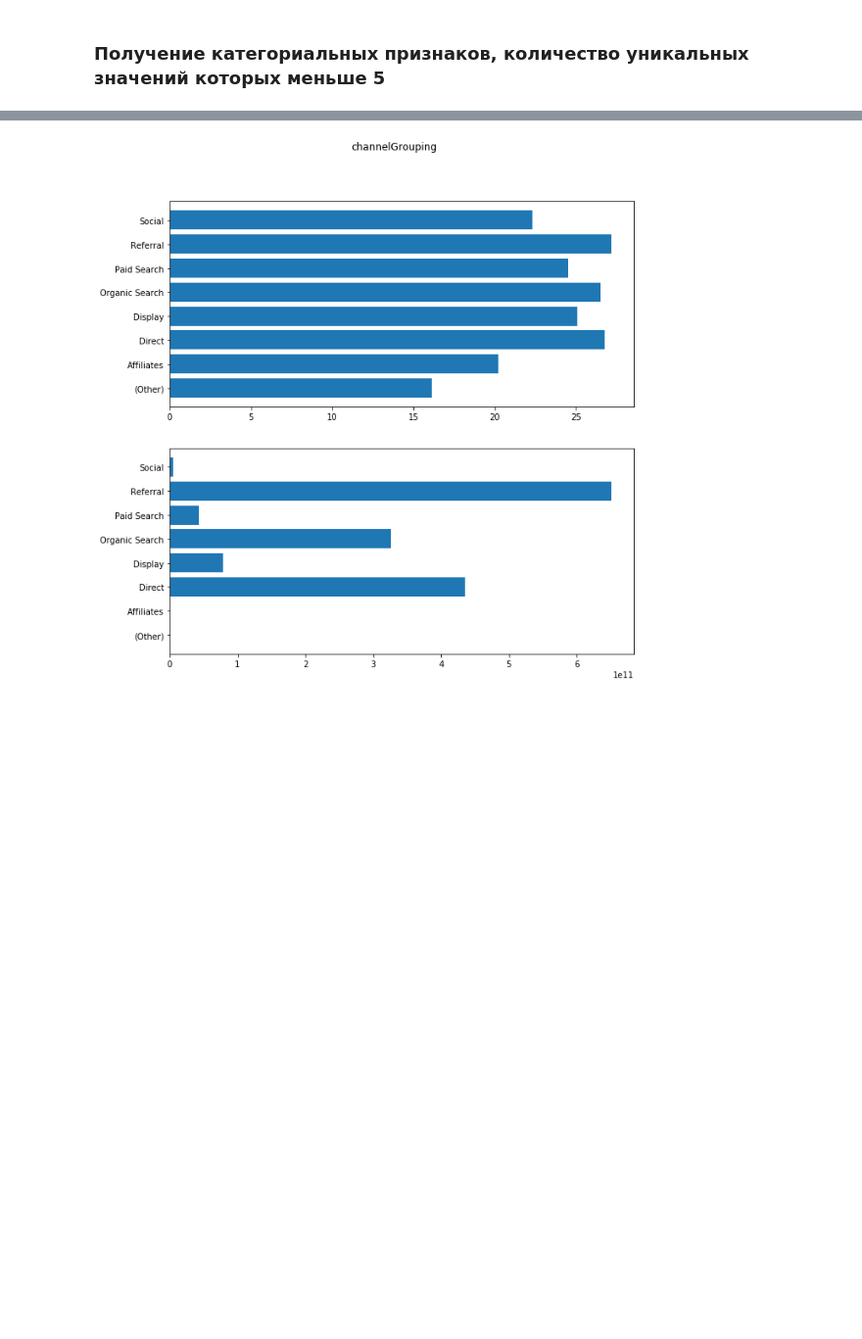
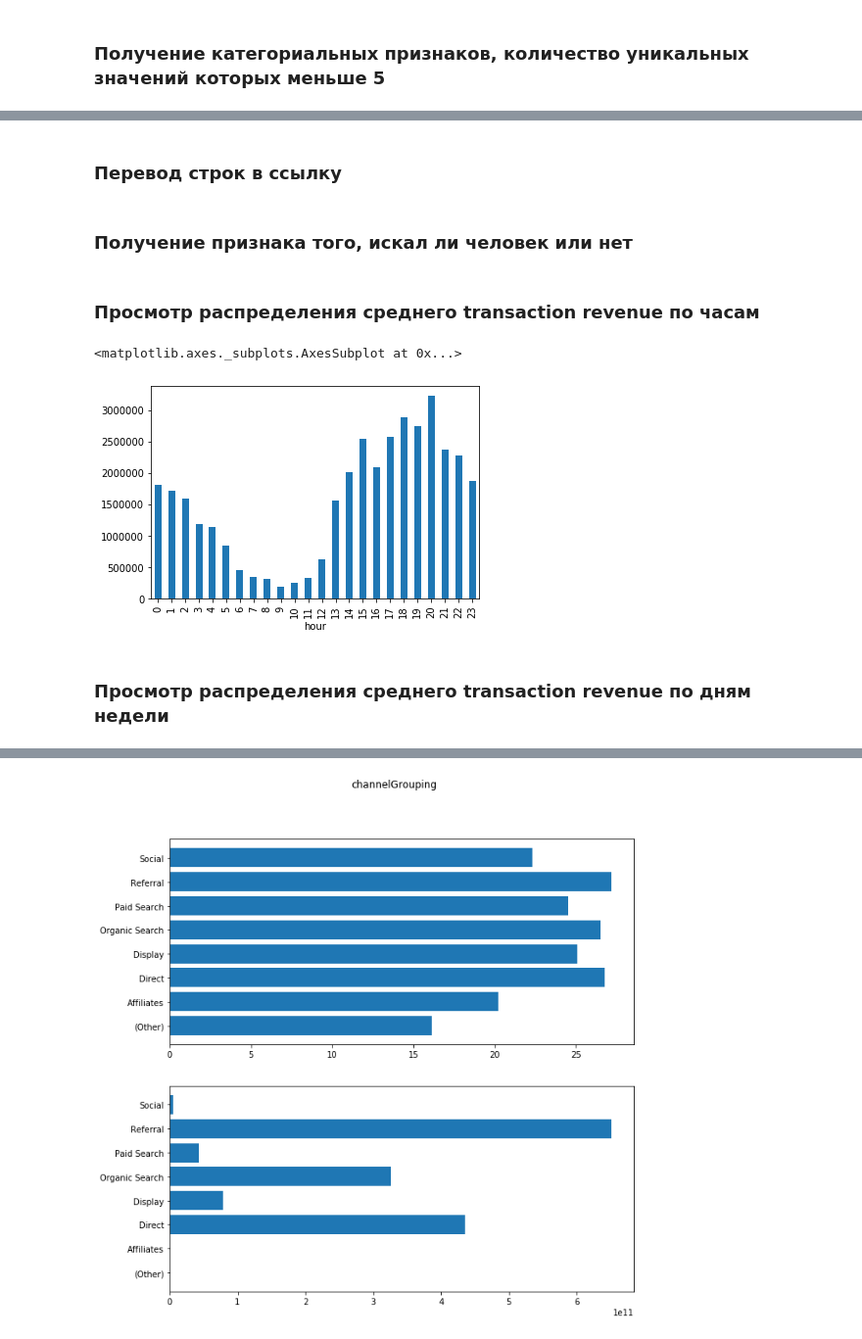
Before and after one commit to Knzaytsev/IntroductionToML, a Jupyter notebook: 3 lab/3 lab.ipynb, the cells around one changed output, grey strips where cells are left out. Shown at 98% size. Drawn from its saved outputs; the diff is of its cells as text; code cells hidden in the pictures; blank space fills up the shorter version.

```diff
--- a/3 lab/3 lab.ipynb
+++ b/3 lab/3 lab.ipynb
@@ -134,7 +204,10 @@ grouped.groupby('month').transactionRevenue.sum().plot(kind='bar')
 # %%
 import re
 
-def replace_company(df, column, company):
-    regex_exp = re.compile(r'[\s.a-zA-Z\-0-9:]*' + company.lower() + '[\s.a-zA-Z\-0-9:]*')
-    df[column] = df[column].replace(regex_exp, company)
+def replace_company(df, column, old, new=None):
+    if new is None:
+        new = old
+    df[column] = df[column].str.lower()
+    regex_exp = re.compile(r'(\d|\D)*' + old + '(\d|\D)*')
+    df[column] = df[column].replace(regex_exp, new)
     return df
@@ -169,0 +214,10 @@ Name: keyword, Length: 2063, dtype: int64
+# %%
+train = replace_company(train, 'source', 'google')
+train = replace_company(train, 'source', 'facebook')
+train = replace_company(train, 'source', 'yahoo')
+train = replace_company(train, 'source', 'pinterest')
+train = replace_company(train, 'source', 'bing')
+train = replace_company(train, 'source', 'qiita')
+train = replace_company(train, 'source', 'ask')
+train = replace_company(train, 'source', 'reddit')
+train = replace_company(train, 'source', 'youtube')
@@ -169,0 +226,8 @@ Name: keyword, Length: 2063, dtype: int64
+# %% [markdown]
+### Перевод строк в ссылку
+# %% [markdown]
+### Получение признака того, искал ли человек или нет
+# %%
+train['isSearched'] = list(map(lambda x: 0 if x is np.nan else 1, train.keyword))
+# %% [markdown]
+### Просмотр распределения среднего transaction revenue по часам
@@ -169,0 +236,7 @@ Name: keyword, Length: 2063, dtype: int64
+# %%
+train.groupby('hour').transactionRevenue.mean().plot(kind='bar')
+# %% [output]
+<matplotlib.axes._subplots.AxesSubplot at 0x...>
+[figure, added]
+# %% [markdown]
+### Просмотр распределения среднего transaction revenue по дням недели
```
Also changed, not shown: parts of 58 cells of this notebook.
